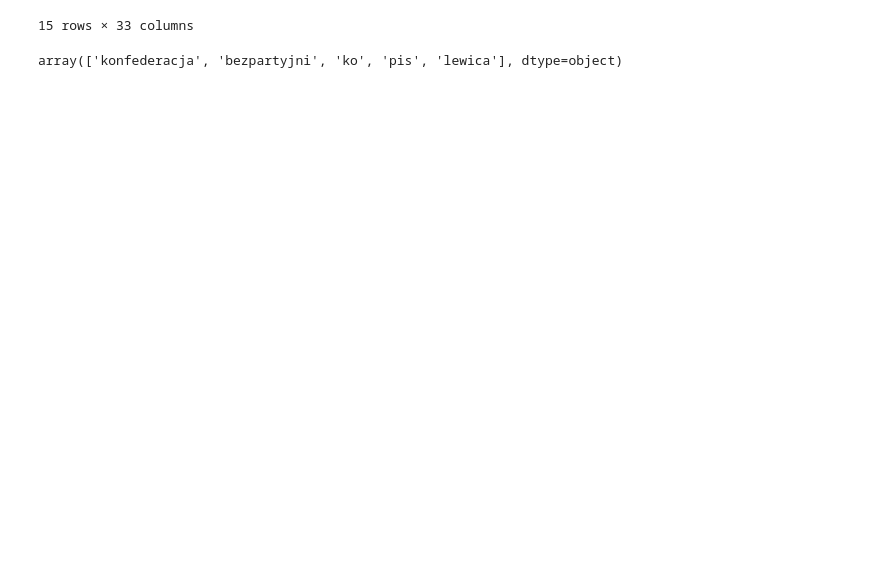
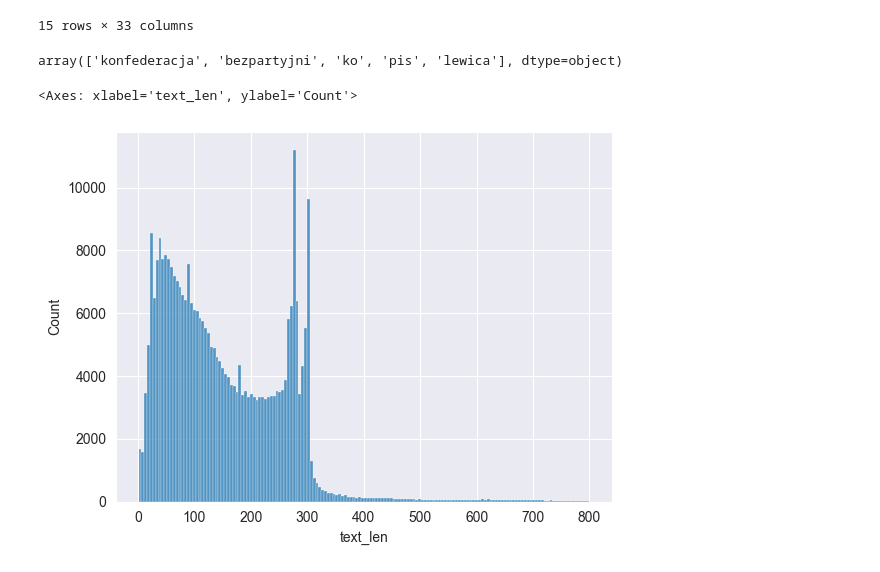
Before and after one commit to WitoldFracek/grembedding, a Jupyter notebook: notebooks/tweets.ipynb, the cells around one changed output. Cells and saved outputs as stored; diff of their text form; code cells hidden in the pictures; blank space fills up the shorter version.

```diff
--- a/notebooks/tweets.ipynb
+++ b/notebooks/tweets.ipynb
@@ -85,3 +122,10 @@ users_raw = pd.read_parquet("../datasets_raw/rp_tweets/users.parquet")
 users_raw["affiliation_id"].unique()
 # %% [output]
 array(['konfederacja', 'bezpartyjni', 'ko', 'pis', 'lewica'], dtype=object)
+# %%
+raw["text_len"] = raw["rawContent"].apply(lambda s: len(s))
+# %%
+sns.histplot(raw.query("text_len <= 800"), x = "text_len")
+# %% [output]
+<Axes: xlabel='text_len', ylabel='Count'>
+[figure, added]
```
Also changed, not shown: parts of 9 cells of this notebook, 1 other file.
